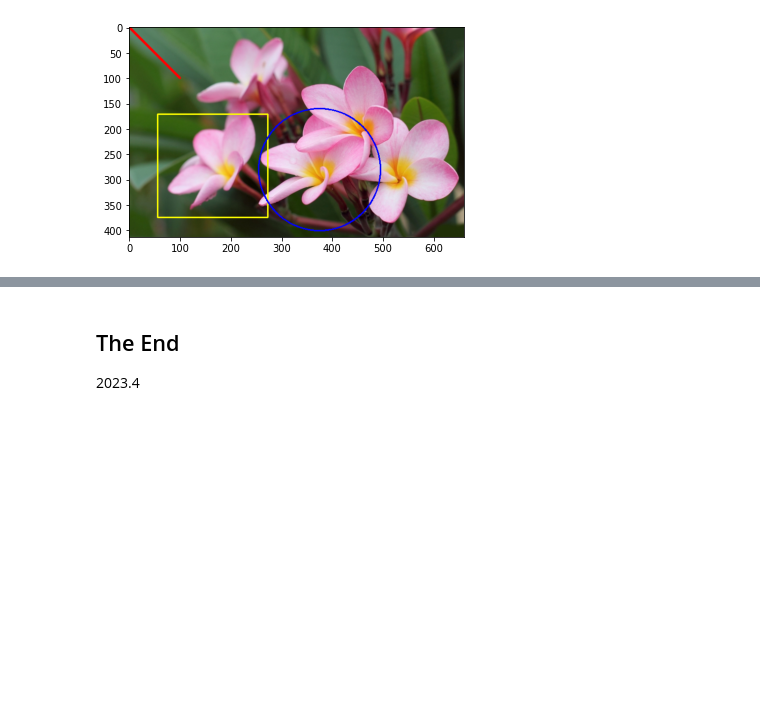
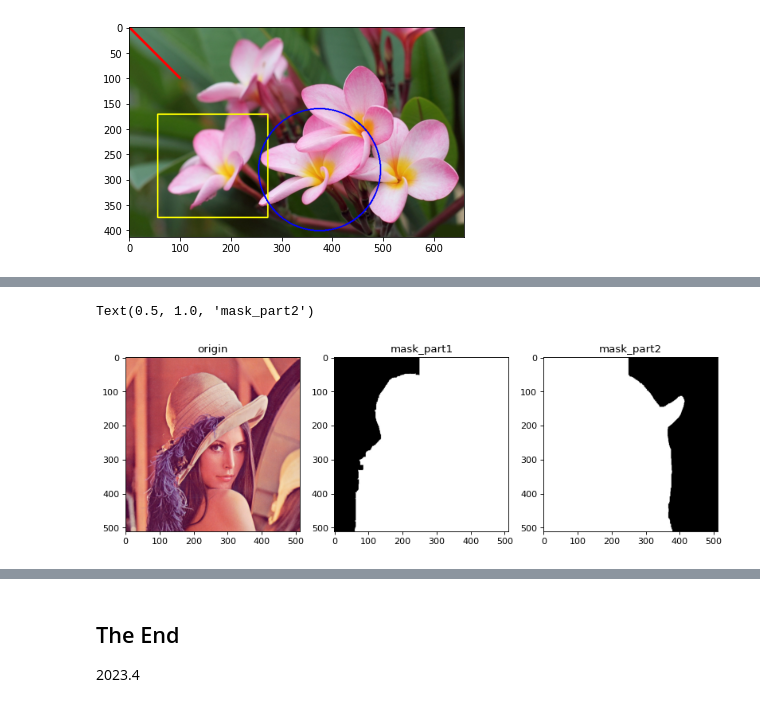
Before and after one commit to haodong2000/Vision2022, a Jupyter notebook: 2-4-basic-image-process.ipynb, the cells around one changed output, grey strips where cells are left out. Saved outputs shown, nothing was run; the diff lists cells and outputs as text; code cells hidden in the pictures; blank space fills up the shorter version.

Commit message:
add bitwise and mask

```diff
--- a/2-4-basic-image-process.ipynb
+++ b/2-4-basic-image-process.ipynb
@@ -350,0 +392,21 @@ plt.imshow(img_flower)
+# %%
+# Imread
+img_ori = cv2.imread(r".\images\cv.png", cv2.IMREAD_COLOR)
+img_ori = cv2.cvtColor(img_ori, cv2.COLOR_BGR2RGB)
+mask_part1 = cv2.imread(r".\images\opencv-basic\mask_part1.jpg", cv2.IMREAD_GRAYSCALE)
+mask_part2 = cv2.imread(r".\images\opencv-basic\mask_part2.jpg", cv2.IMREAD_GRAYSCALE)
+
+# plt
+plt.figure(figsize=(12,4), dpi=80)
+plt.subplot(1,3,1)
+plt.imshow(img_ori)
+plt.title("origin")
+plt.subplot(1,3,2)
+plt.imshow(mask_part1, "gray")
+plt.title("mask_part1")
+plt.subplot(1,3,3)
+plt.imshow(mask_part2, "gray")
+plt.title("mask_part2")
+# %% [output]
+Text(0.5, 1.0, 'mask_part2')
+[figure, added]
```
Also changed, not shown: parts of 24 cells of this notebook, 6 other files.
